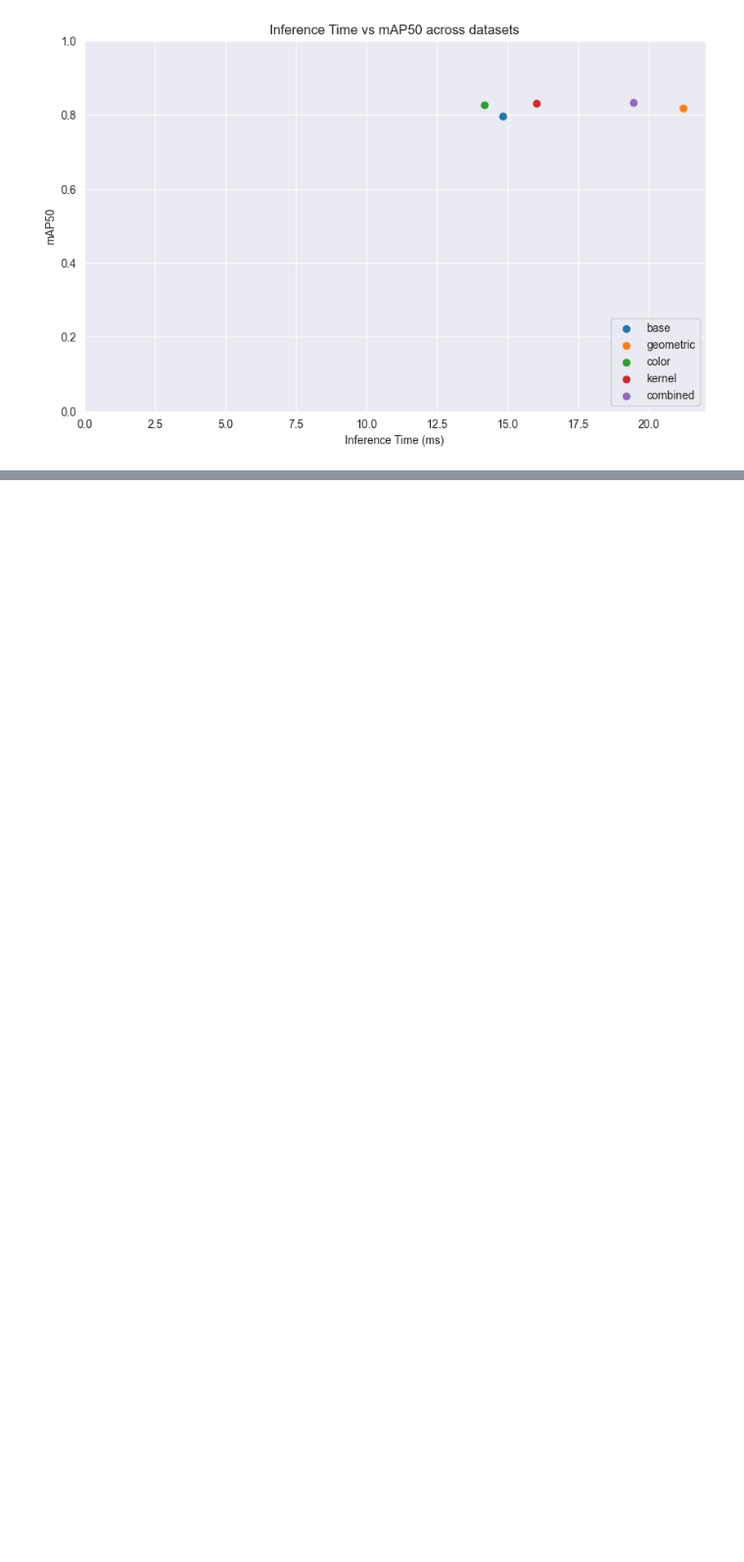
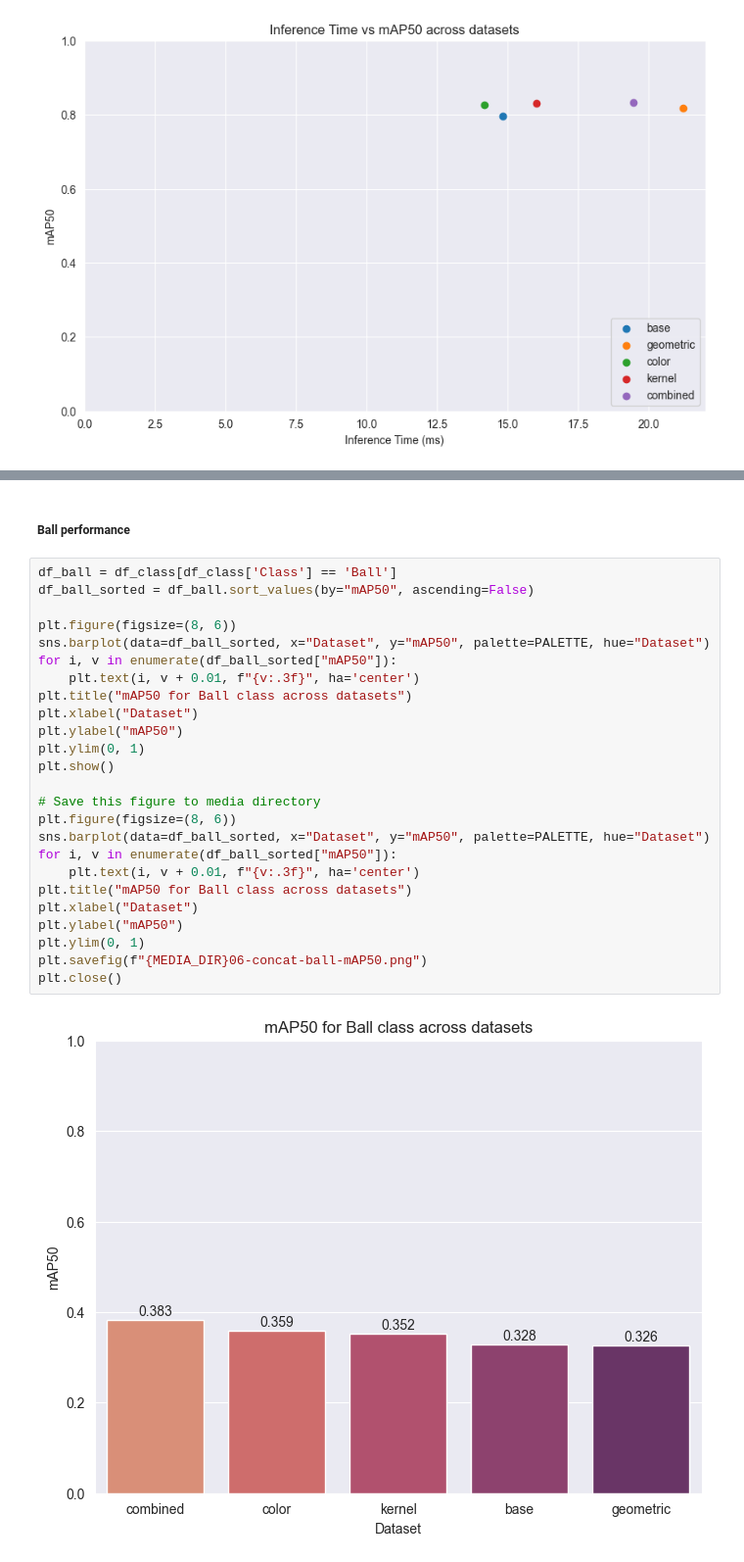
Before and after one commit to kyanamarckx/data-augmentation-detection-basketball, a Jupyter notebook: notebooks/06-concatCSV.ipynb, the cells around one changed output, grey strips where cells are left out. Shown at 98% size. Cells and saved outputs as stored; diff of their text form; blank space fills up the shorter version.

```diff
--- a/notebooks/06-concatCSV.ipynb
+++ b/notebooks/06-concatCSV.ipynb
@@ -244,0 +337,29 @@ plt.close()
+# %% [markdown]
+##### Ball performance
+# %%
+df_ball = df_class[df_class['Class'] == 'Ball']
+df_ball_sorted = df_ball.sort_values(by="mAP50", ascending=False)
+
+plt.figure(figsize=(8, 6))
+sns.barplot(data=df_ball_sorted, x="Dataset", y="mAP50", palette=PALETTE, hue="Dataset")
+for i, v in enumerate(df_ball_sorted["mAP50"]):
+    plt.text(i, v + 0.01, f"{v:.3f}", ha='center')
+plt.title("mAP50 for Ball class across datasets")
+plt.xlabel("Dataset")
+plt.ylabel("mAP50")
+plt.ylim(0, 1)
+plt.show()
+
+# Save this figure to media directory
+plt.figure(figsize=(8, 6))
+sns.barplot(data=df_ball_sorted, x="Dataset", y="mAP50", palette=PALETTE, hue="Dataset")
+for i, v in enumerate(df_ball_sorted["mAP50"]):
+    plt.text(i, v + 0.01, f"{v:.3f}", ha='center')
+plt.title("mAP50 for Ball class across datasets")
+plt.xlabel("Dataset")
+plt.ylabel("mAP50")
+plt.ylim(0, 1)
+plt.savefig(f"{MEDIA_DIR}06-concat-ball-mAP50.png")
+plt.close()
+# %% [output]
+[figure, added]
```
Also changed, not shown: parts of 16 cells of this notebook, 3 other files.
